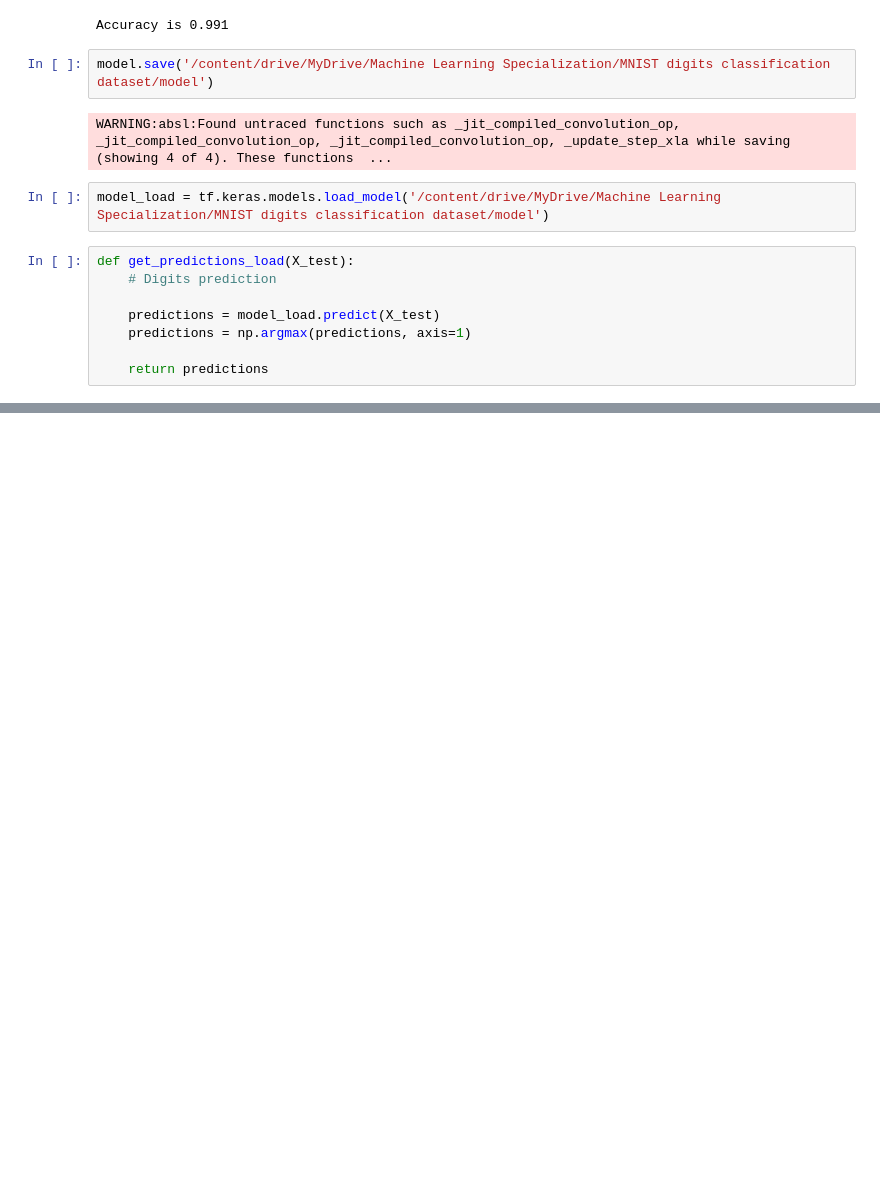
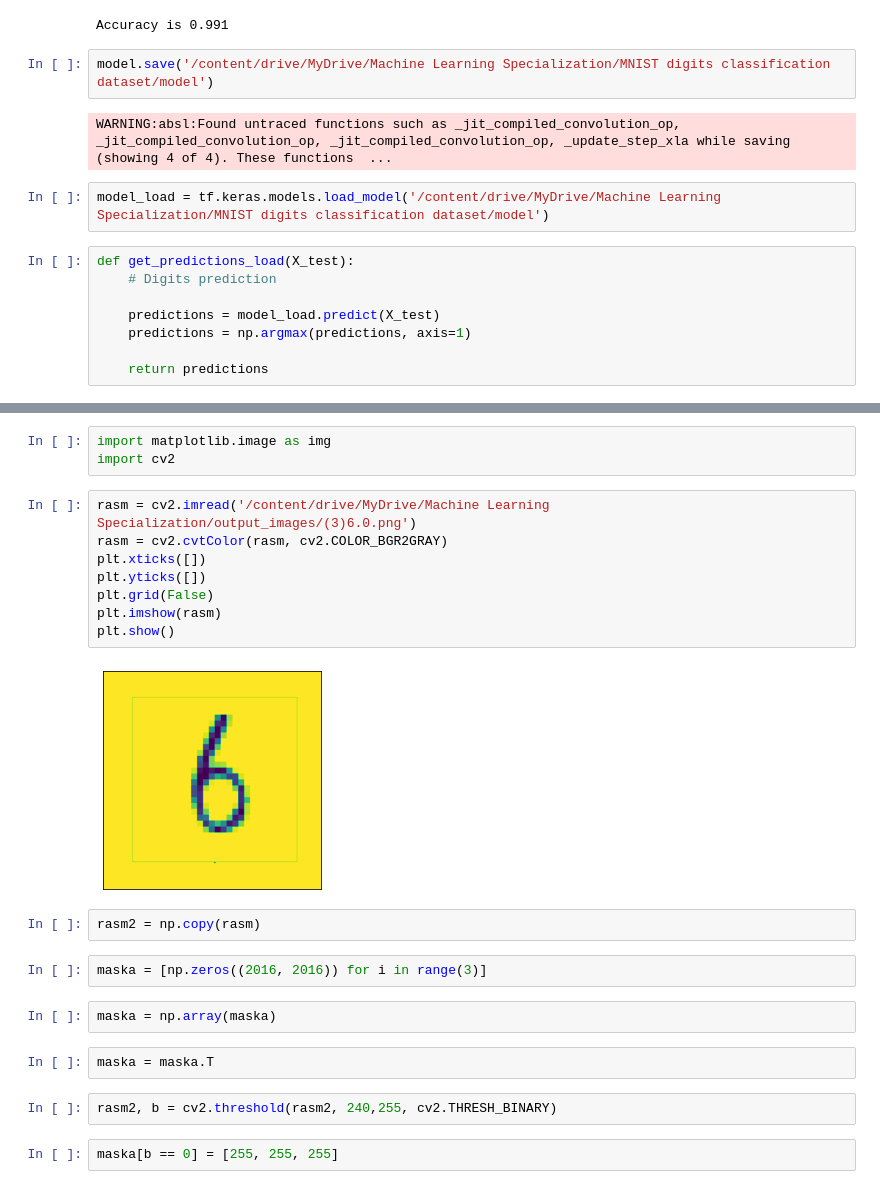
Before and after one commit to makhmudjumanazarov/MNIST, a Jupyter notebook: mnist.ipynb, the cells around one changed output, grey strips where cells are left out. Saved outputs shown, nothing was run; the diff lists cells and outputs as text; blank space fills up the shorter version.

```diff
--- a/mnist.ipynb
+++ b/mnist.ipynb
@@ -389,0 +254,25 @@ if __name__ == "__main__":
+# %%
+import matplotlib.image as img
+import cv2
+# %%
+rasm = cv2.imread('/content/drive/MyDrive/Machine Learning Specialization/output_images/(3)6.0.png')
+rasm = cv2.cvtColor(rasm, cv2.COLOR_BGR2GRAY)
+plt.xticks([])
+plt.yticks([])
+plt.grid(False)
+plt.imshow(rasm)
+plt.show()
+# %% [output]
+[figure, added]
+# %%
+rasm2 = np.copy(rasm)
+# %%
+maska = [np.zeros((2016, 2016)) for i in range(3)]
+# %%
+maska = np.array(maska)
+# %%
+maska = maska.T
+# %%
+rasm2, b = cv2.threshold(rasm2, 240,255, cv2.THRESH_BINARY)
+# %%
+maska[b == 0] = [255, 255, 255]
```
Also changed, not shown: parts of 12 cells of this notebook, 5 other files.
